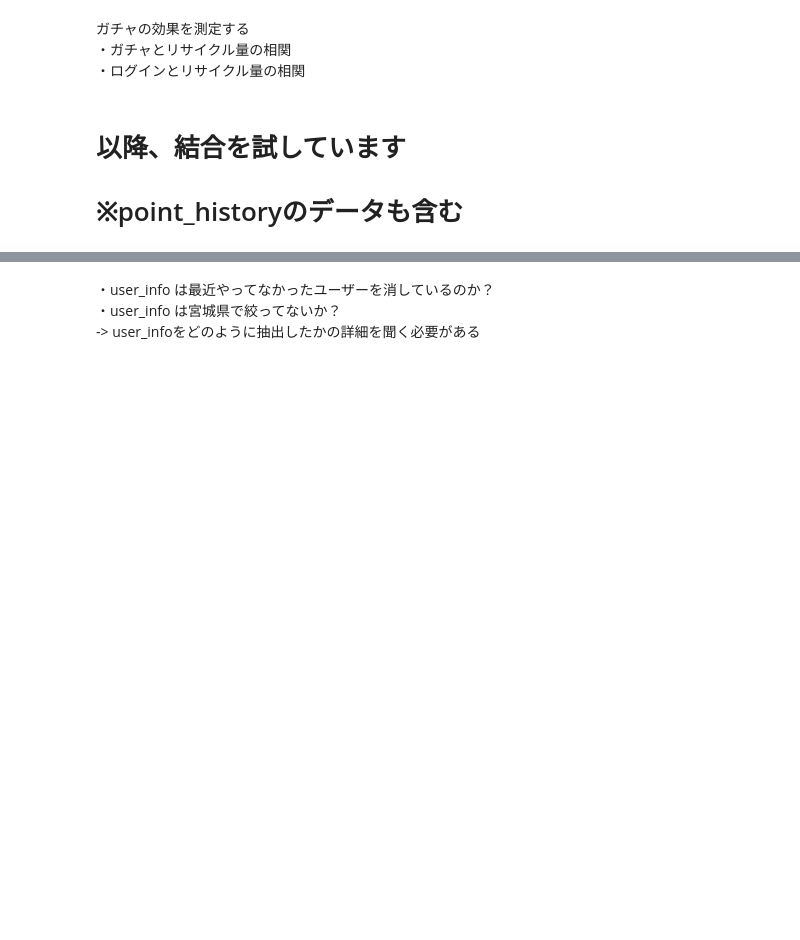
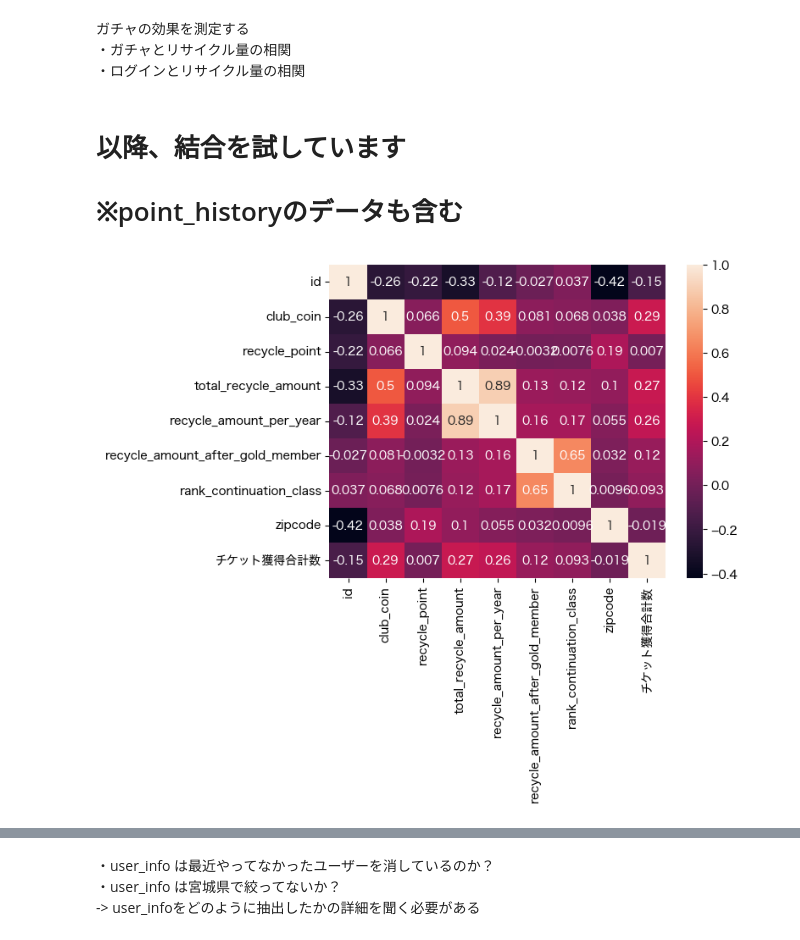
Before and after one commit to Naoya-Yasuda/MANABI_DX_QUEST_2023_PrePoC, a Jupyter notebook: notebook/visualization_gacha_history.ipynb, the cells around one changed output, grey strips where cells are left out. Cells and saved outputs as stored; diff of their text form; code cells hidden in the pictures; blank space fills up the shorter version.

```diff
--- a/notebook/visualization_gacha_history.ipynb
+++ b/notebook/visualization_gacha_history.ipynb
@@ -217 +246,13 @@ df_user_info = pd.read_csv(file_path_user_info)
+# %%
+# カラムを選択して相関係数を算出
+selected_columns = ['id', 'club_coin', 'recycle_point',
+       'total_recycle_amount', 'recycle_amount_per_year',
+       'recycle_amount_after_gold_member', 'rank_continuation_class','zipcode', 'チケット獲得合計数']
+correlation_matrix = df_user_info[selected_columns].corr()
+
+# チケット獲得合計数とリサイクル量・リサイクル頻度の相関を確認するためのヒートマップ
+sns.heatmap(correlation_matrix, annot=True)
+plt.show()
+# %% [output]
+[figure, added]
 # %%
```
Also changed, not shown: parts of 10 cells of this notebook, 1 other file.
